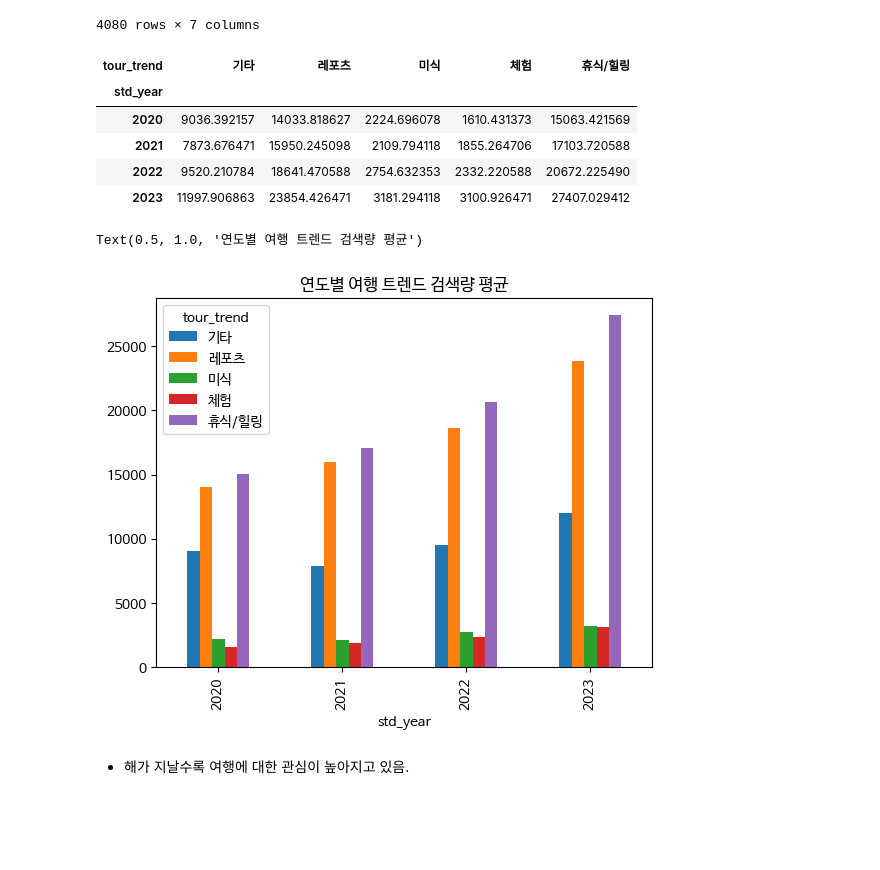
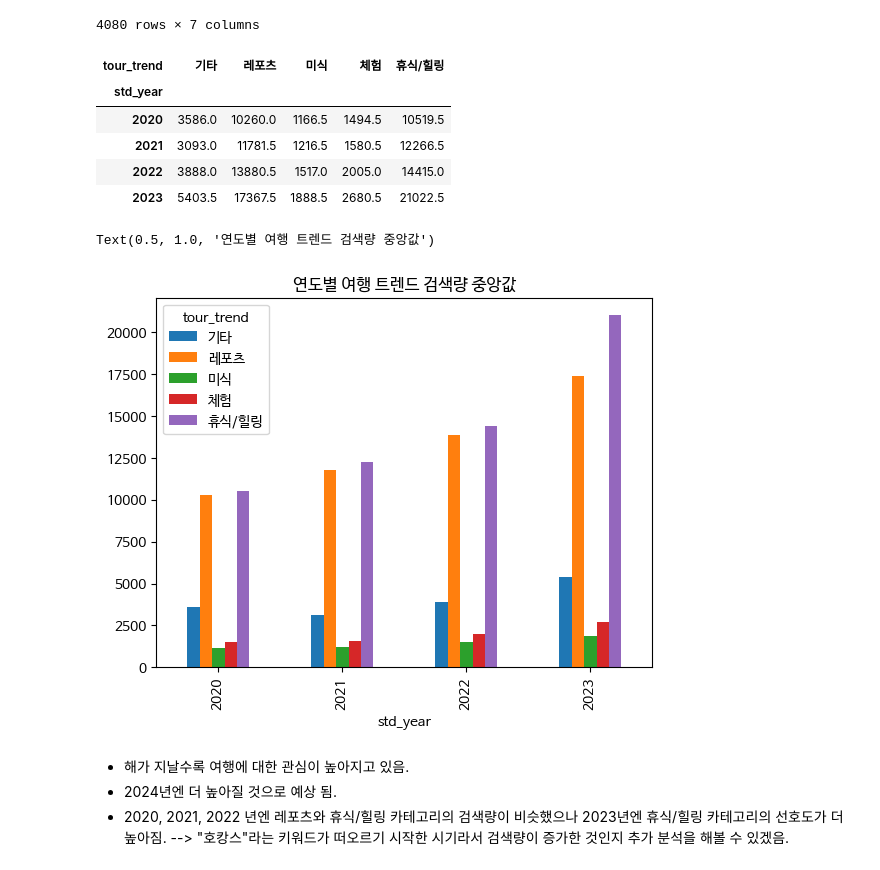
Before and after one commit to btg1631/study_data_analytics, a Jupyter notebook: docs/project_trip/EDA.ipynb, the cells around one changed output. Drawn from its saved outputs; the diff is of its cells as text; code cells hidden in the pictures; blank space fills up the shorter version.

```diff
--- a/docs/project_trip/EDA.ipynb
+++ b/docs/project_trip/EDA.ipynb
@@ -431,22 +442,24 @@ df_search_trend
 | 4079 | 65e92de0bb908e26c804492c | 충북 | 202301 | 2023 | 1 | 미식 | 794 |
 4080 rows × 7 columns
 # %%
-# 연도별 평균
+# 연도별 중앙값
 grouped = df_search_trend.groupby(['std_year', 'tour_trend'])
-trend_mean = grouped['num_mention'].mean().unstack()
-trend_mean
+trend_median = grouped['num_mention'].median().unstack()
+trend_median
 # %% [output]
 | tour_trend | 기타 | 레포츠 | 미식 | 체험 | 휴식/힐링 |
 | std_year |  |  |  |  |  |
-| 2020 | 9036.392157 | 14033.818627 | 2224.696078 | 1610.431373 | 15063.421569 |
-| 2021 | 7873.676471 | 15950.245098 | 2109.794118 | 1855.264706 | 17103.720588 |
-| 2022 | 9520.210784 | 18641.470588 | 2754.632353 | 2332.220588 | 20672.225490 |
-| 2023 | 11997.906863 | 23854.426471 | 3181.294118 | 3100.926471 | 27407.029412 |
+| 2020 | 3586.0 | 10260.0 | 1166.5 | 1494.5 | 10519.5 |
+| 2021 | 3093.0 | 11781.5 | 1216.5 | 1580.5 | 12266.5 |
+| 2022 | 3888.0 | 13880.5 | 1517.0 | 2005.0 | 14415.0 |
+| 2023 | 5403.5 | 17367.5 | 1888.5 | 2680.5 | 21022.5 |
 # %%
-trend_mean.plot(kind='bar')
-plt.title("연도별 여행 트렌드 검색량 평균")
+trend_median.plot(kind='bar')
+plt.title("연도별 여행 트렌드 검색량 중앙값")
 # %% [output]
-Text(0.5, 1.0, '연도별 여행 트렌드 검색량 평균')
+Text(0.5, 1.0, '연도별 여행 트렌드 검색량 중앙값')
-[figure, old version]
+[figure, new version]
 # %% [markdown]
 - 해가 지날수록 여행에 대한 관심이 높아지고 있음.
+- 2024년엔 더 높아질 것으로 예상 됨.
+- 2020, 2021, 2022 년엔 레포츠와 휴식/힐링 카테고리의 검색량이 비슷했으나 2023년엔 휴식/힐링 카테고리의 선호도가 더 높아짐. --> "호캉스"라는 키워드가 떠오르기 시작한 시기라서 검색량이 증가한 것인지 추가 분석을 해볼 수 있겠음.
```
Also changed, not shown: parts of 16 cells of this notebook, 2 other files.
